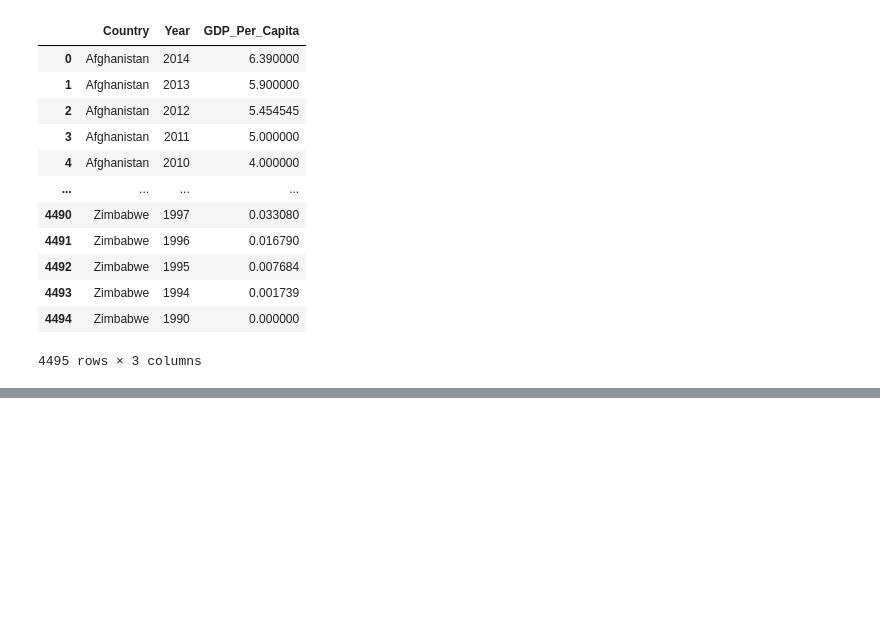
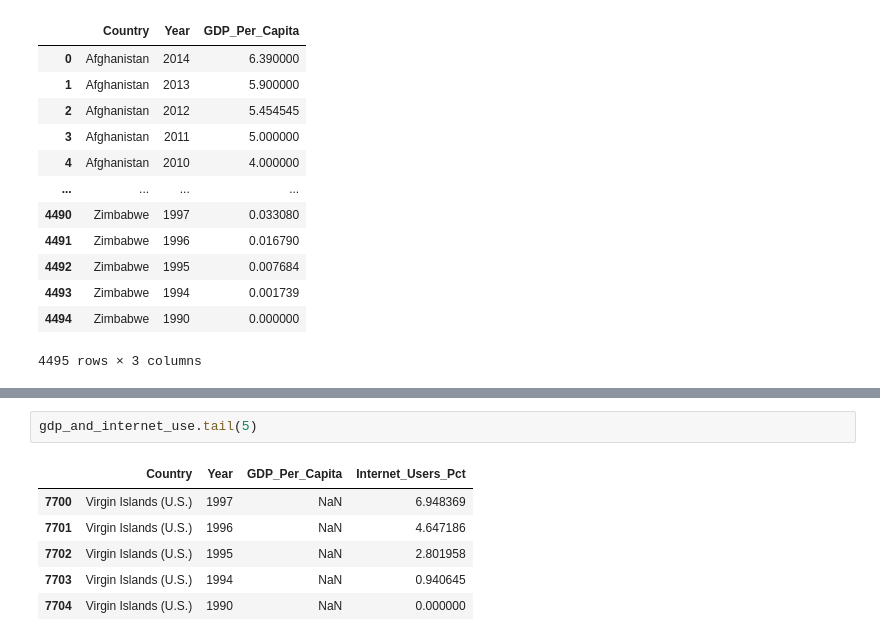
Before and after one commit to Jess-Morrison/UN_Data_Python-, a Jupyter notebook: notebooks/UN_DATA.ipynb, the cells around one changed output, grey strips where cells are left out. Drawn from its saved outputs; the diff is of its cells as text; blank space fills up the shorter version.

```diff
--- a/notebooks/UN_DATA.ipynb
+++ b/notebooks/UN_DATA.ipynb
@@ -181,0 +186,9 @@ merge(left, right, how: str = 'inner', on=None, left_on=None, right_on=None, lef
+# %%
+gdp_and_internet_use.tail(5)
+# %% [output]
+|  | Country | Year | GDP_Per_Capita | Internet_Users_Pct |
+| 7700 | Virgin Islands (U.S.) | 1997 | NaN | 6.948369 |
+| 7701 | Virgin Islands (U.S.) | 1996 | NaN | 4.647186 |
+| 7702 | Virgin Islands (U.S.) | 1995 | NaN | 2.801958 |
+| 7703 | Virgin Islands (U.S.) | 1994 | NaN | 0.940645 |
+| 7704 | Virgin Islands (U.S.) | 1990 | NaN | 0.000000 |
```
Also changed, not shown: parts of 30 cells of this notebook.
